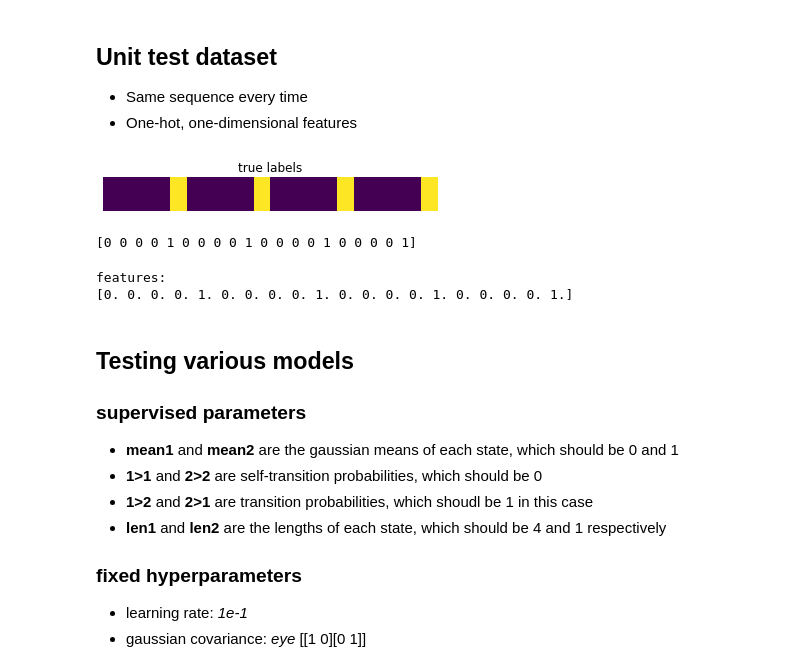
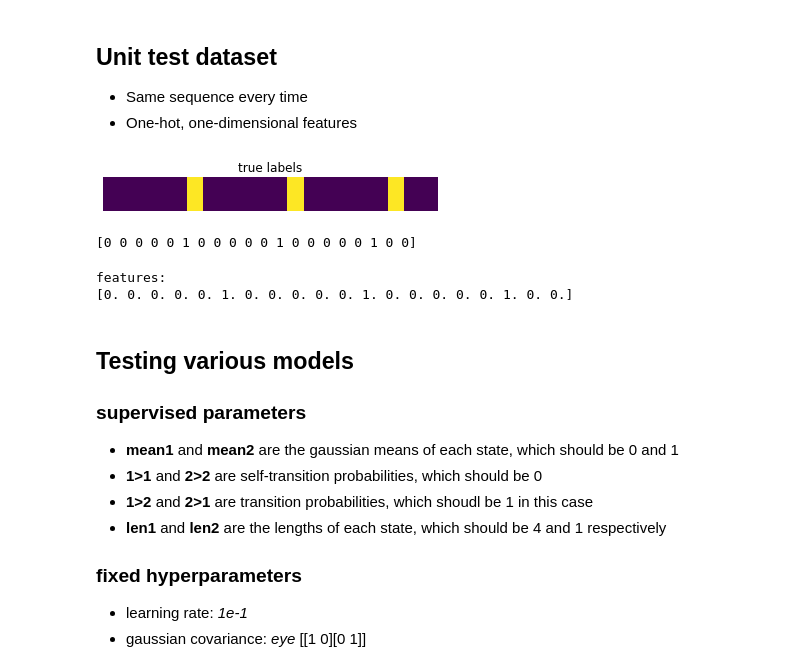
Before and after one commit to dylanebert/hsmm, a Jupyter notebook: unit_tests.ipynb, the cells around one changed output. Drawn from its saved outputs; the diff is of its cells as text; code cells hidden in the pictures.

```diff
--- a/unit_tests.ipynb
+++ b/unit_tests.ipynb
@@ -35,0 +31,10 @@ train, test = data.dataset_from_args(args)
+# %%
+def viz_dset(dset):
+    labels = dset[0]['labels'].detach().cpu().numpy()
+    fig = plt.figure()
+    ax1 = fig.add_subplot(111)
+    ax1.imshow(np.tile(labels, (2, 1)))
+    ax1.axis('off')
+    plt.title('true labels')
+    plt.show()
+    print(labels)
@@ -40,25 +53,22 @@ Investigating why unsupervised model fails on simple unit tests
 ## Unit test dataset
 - Same sequence every time
 - One-hot, one-dimensional features
-# %%
-labels = test[0]['labels'].detach().cpu().numpy()
-fig = plt.figure()
-ax1 = fig.add_subplot(111)
-ax1.imshow(np.tile(labels, (2, 1)))
-ax1.axis('off')
-plt.title('true labels')
-plt.show()
-print(labels)
-# %% [output]
-[figure, removed]
-[0 0 0 0 1 0 0 0 0 1 0 0 0 0 1 0 0 0 0 1]
+# %%
+parser = argparse.ArgumentParser()
+data.add_args(parser)
+args = parser.parse_args(['--dataset', 'unit_test'])
+dset = data.dataset_from_args(args, 'test')
+viz_dset(dset)
+# %% [output]
+[figure, added]
+[0 0 0 0 0 1 0 0 0 0 0 1 0 0 0 0 0 1 0 0]
 # %%
-features = test[0]['features'].detach().cpu().numpy()
+features = dset[0]['features'].detach().cpu().numpy()
 print('features:')
 print(features.flatten())
 # %% [output]
 features:
-[0. 0. 0. 0. 1. 0. 0. 0. 0. 1. 0. 0. 0. 0. 1. 0. 0. 0. 0. 1.]
+[0. 0. 0. 0. 0. 1. 0. 0. 0. 0. 0. 1. 0. 0. 0. 0. 0. 1. 0. 0.]
 # %% [markdown]
 ## Testing various models
 
```
Also changed, not shown: parts of 14 cells of this notebook, 17 other files.
